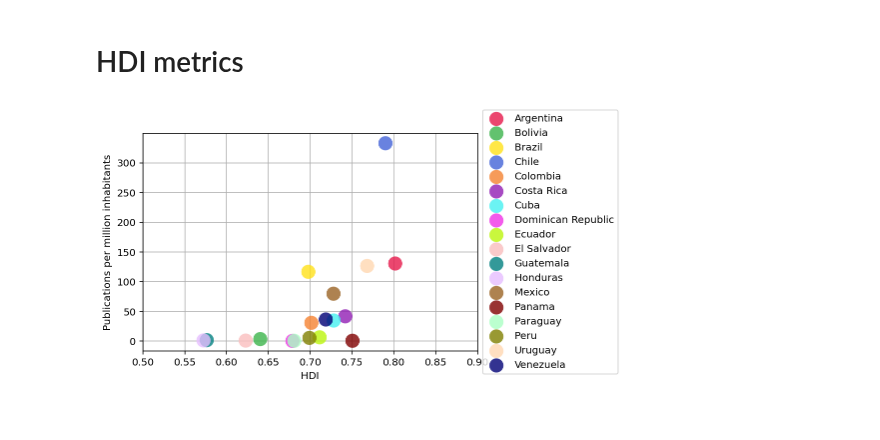
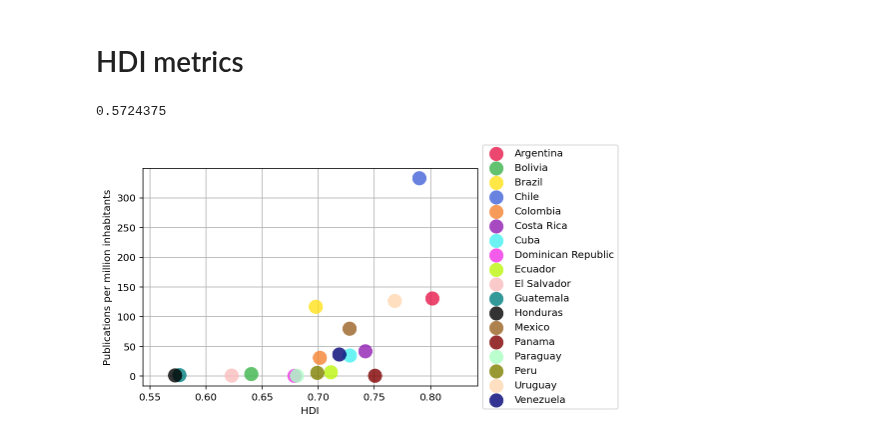
Before and after one commit to restrepo/inspireauth, a Jupyter notebook: INSPIREHEP_new_nbs/INSPIREHEP_new_publications.ipynb, the cells around one changed output. Cells and saved outputs as stored; diff of their text form; code cells hidden in the pictures.

Commit message:
Working on HDI plot

```diff
--- a/INSPIREHEP_new_nbs/INSPIREHEP_new_publications.ipynb
+++ b/INSPIREHEP_new_nbs/INSPIREHEP_new_publications.ipynb
@@ -655,4 +557,10 @@ def calculate_ratios(dict1, dict2):
 # %%
+colour_list = ['#e6194b', '#3cb44b', '#ffe119', '#4363d8', '#f58231',
+               '#911eb4', '#46f0f0', '#f032e6', '#bcf60c', '#fabebe', #fabebe es el color de el Salvador
+               #'#008080', '#e6beff', '#9a6324', '#800000', #e6beff es el color de Honduras
+               '#008080', '#000000', '#9a6324', '#800000',
+               '#aaffc3', '#808000', '#ffd8b1', '#000075', '#808080', '#ffffff', '#000000']
+
 def gen_publications_sp():
 
     fig, ax = plt.subplots()
@@ -669,7 +577,7 @@ def gen_publications_sp():
             y = data[i][2]
             r = data[i][3]  #radius
             #ax.scatter(x, y, label=data[i][0], s=10*r, alpha=0.8, c=colour_list[i], edgecolors='none')
-            ax.scatter(x, y, label=data[i][0], s=200, alpha=0.8, c=colour_list[i], edgecolors='none')
+            ax.scatter(x, y, label=data[i][0], s=200, alpha=0.7, c=colour_list[i], edgecolors='none')
 
     # format
     ax.set_xlabel('Percent of GDP')
@@ -686,8 +594,8 @@ def gen_publications_sp():
     # Specify the legend location outside the plot
     ax.legend(loc='center left', bbox_to_anchor=(1, 0.5))
 
-    fig.savefig(f'../figures/papers/all_publications_sp.pdf',
-                dpi=150, bbox_inches = 'tight')
+    #fig.savefig(f'../figures/papers/all_publications_sp.pdf',
+    #            dpi=150, bbox_inches = 'tight')
 
     plt.show()
 
@@ -717,6 +766,11 @@ hdi['Paraguay'] = 0.6809375
 hdi['Peru'] = 0.69909375
 hdi['Uruguay'] = 0.768125
 hdi['Venezuela'] = 0.7186875
+# %%
+
+np.min(list(hdi.values()))
+# %% [output]
+0.5724375
 # %%
 def gen_publications_sp_hdi():
 
@@ -731,32 +785,33 @@ def gen_publications_sp_hdi():
         # take care of the exceptions
         if data[i][1] is not None:
             x = data[i][1]
             y = data[i][2]
             r = data[i][3]  #radius
             #ax.scatter(x, y, label=data[i][0], s=10*r, alpha=0.8, c=colour_list[i], edgecolors='none')
             ax.scatter(x, y, label=data[i][0], s=200, alpha=0.8, c=colour_list[i], edgecolors='none')
 
     # format
     ax.set_xlabel('HDI')
     ax.set_ylabel('Publications per million inhabitants')
-    ax.set_xlim(0.5, 0.9)
+    ax.set_xlim(0.95 * np.min(list(hdi.values())), 1.05 * np.max(list(hdi.values())))
+    #ax.set_ylim(0.95 * np.min(list(papers_pc.values())), 1.05 * np.max(list(papers_pc.values())))
 
     ax.grid(True)
     ax.set_axisbelow(True)
     lgnd = ax.legend()
     handles = lgnd.legendHandles
 
     for handle in handles:
         handle._sizes = [50]
 
     # Specify the legend location outside the plot
     ax.legend(loc='center left', bbox_to_anchor=(1, 0.5))
 
     #fig.savefig(f'../figures/papers/all_publications_sp.pdf',
     #            dpi=150, bbox_inches = 'tight')
 
     plt.show()
 
 gen_publications_sp_hdi()
 # %% [output]
-[figure, old version]
+[figure, new version]
```
Also changed, not shown: parts of 16 cells of this notebook.
